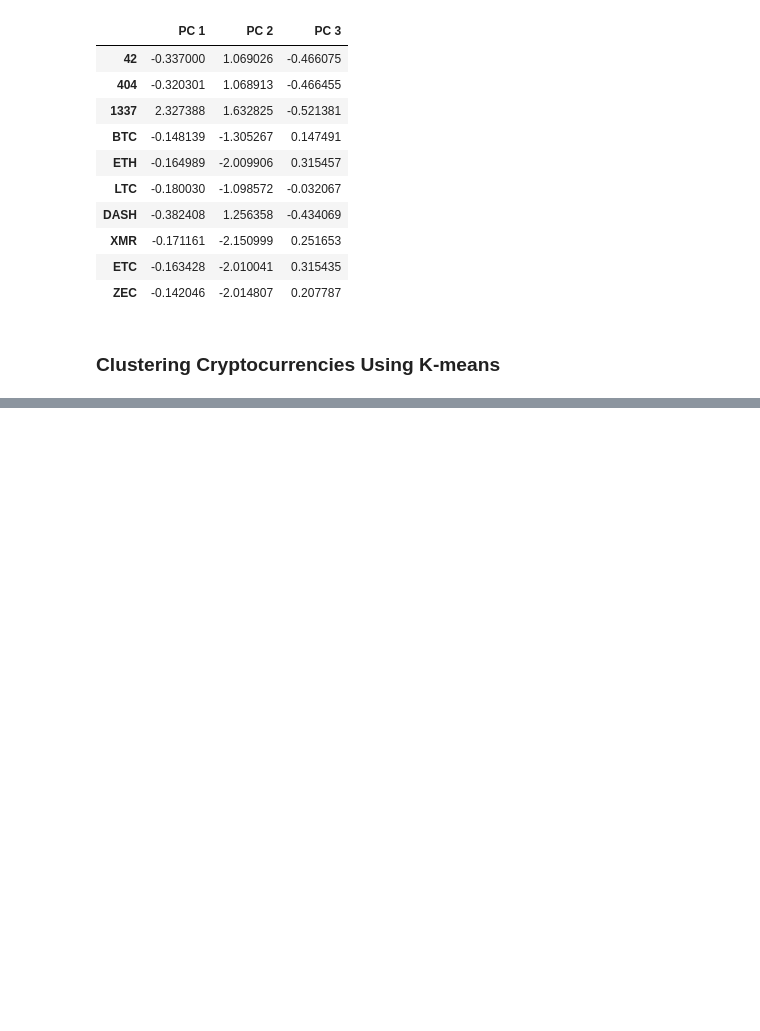
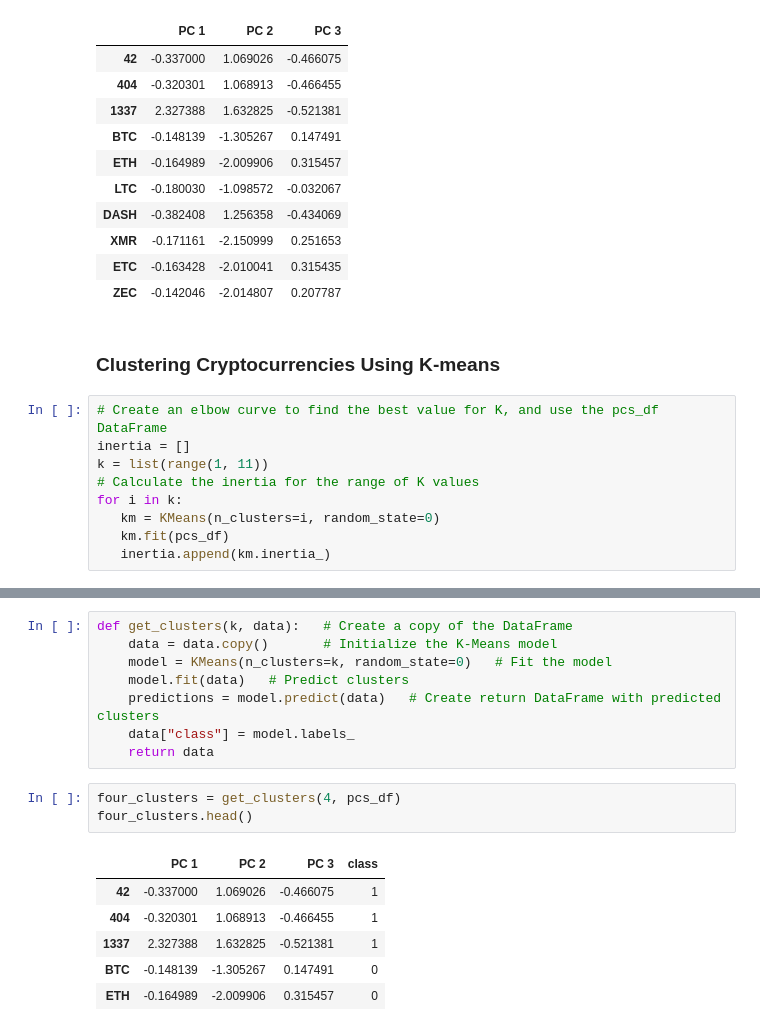
Before and after one commit to FahimaFarha/Cryptocurrencies, a Jupyter notebook: Challenge_18.ipynb, the cells around one changed output, grey strips where cells are left out. Drawn from its saved outputs; the diff is of its cells as text; blank space fills up the shorter version.

```diff
--- a/Challenge_18.ipynb
+++ b/Challenge_18.ipynb
@@ -256,3 +256,12 @@ pcs_df.head(10)
 | ZEC | -0.142046 | -2.014807 | 0.207787 |
 # %% [markdown]
 ### Clustering Cryptocurrencies Using K-means
+# %%
+# Create an elbow curve to find the best value for K, and use the pcs_df DataFrame
+inertia = []
+k = list(range(1, 11))
+# Calculate the inertia for the range of K values
+for i in k:
+   km = KMeans(n_clusters=i, random_state=0)
+   km.fit(pcs_df)
+   inertia.append(km.inertia_)
@@ -258,0 +275,18 @@ pcs_df.head(10)
+# %%
+def get_clusters(k, data):   # Create a copy of the DataFrame
+    data = data.copy()       # Initialize the K-Means model
+    model = KMeans(n_clusters=k, random_state=0)   # Fit the model
+    model.fit(data)   # Predict clusters
+    predictions = model.predict(data)   # Create return DataFrame with predicted clusters
+    data["class"] = model.labels_
+    return data
+# %%
+four_clusters = get_clusters(4, pcs_df)
+four_clusters.head()
+# %% [output]
+|  | PC 1 | PC 2 | PC 3 | class |
+| 42 | -0.337000 | 1.069026 | -0.466075 | 1 |
+| 404 | -0.320301 | 1.068913 | -0.466455 | 1 |
+| 1337 | 2.327388 | 1.632825 | -0.521381 | 1 |
+| BTC | -0.148139 | -1.305267 | 0.147491 | 0 |
+| ETH | -0.164989 | -2.009906 | 0.315457 | 0 |
```
Also changed, not shown: parts of 1 cell of this notebook.
